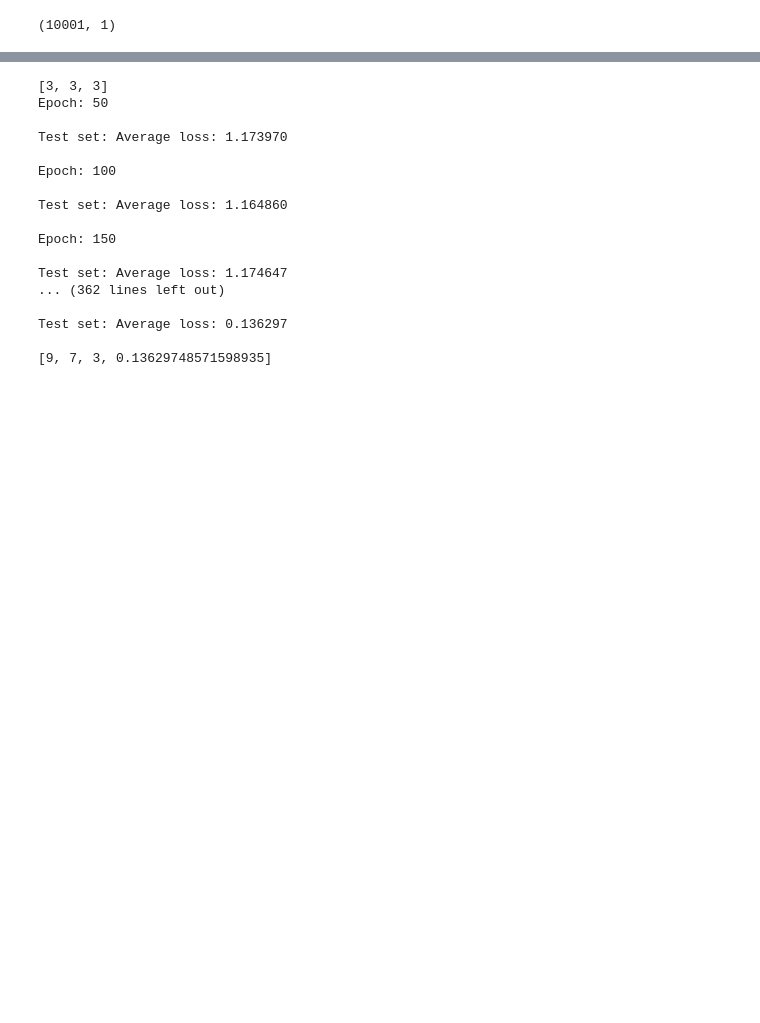
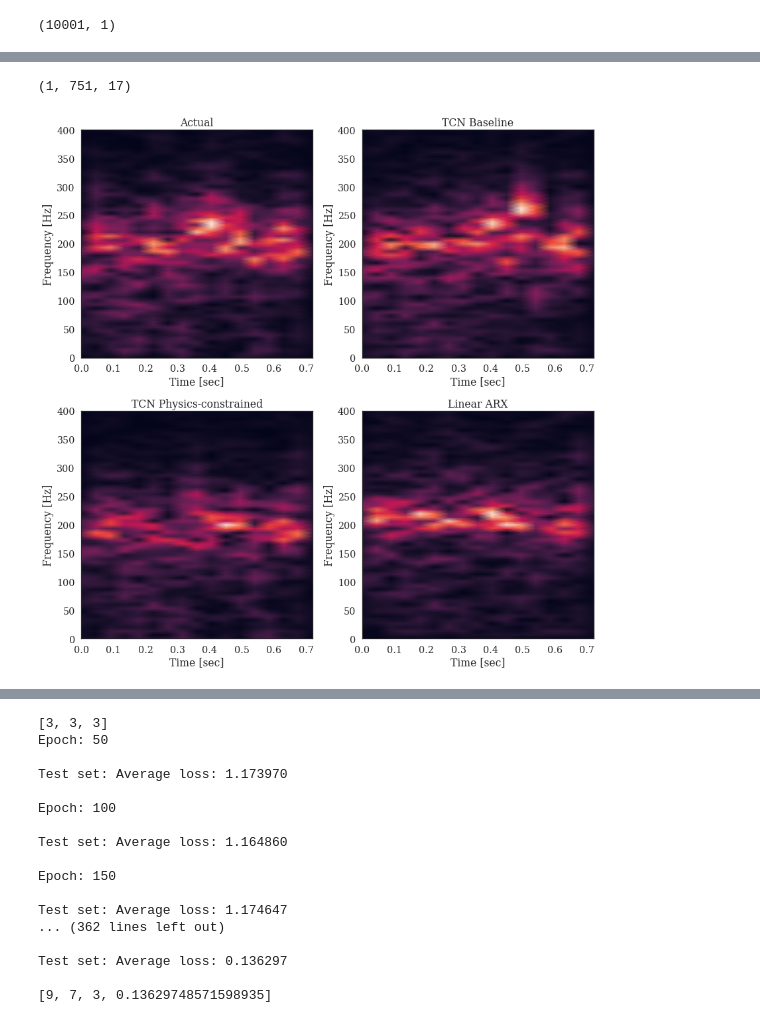
Before and after one commit to cleeag/ece271b, a Jupyter notebook: lstm/TCN_v01-FlatBeam-12tw.ipynb, the cells around one changed output, grey strips where cells are left out. Drawn from its saved outputs; the diff is of its cells as text; code cells hidden in the pictures; blank space fills up the shorter version.

```diff
--- a/lstm/TCN_v01-FlatBeam-12tw.ipynb
+++ b/lstm/TCN_v01-FlatBeam-12tw.ipynb
@@ -387,0 +457,52 @@ torch.Size([5450, 2, 24])
+# %%
+nperseg = 1500
+
+freq, tvec, stft_full = stft(yfull_psd.T, fs, nperseg = nperseg, noverlap = np.ceil(nperseg*0.7))
+freq, tvec, stft_base = stft(ybase_psd.T, fs, nperseg = nperseg, noverlap = np.ceil(nperseg*0.7))
+freq, tvec, stft_physics = stft(yphysics_psd.T, fs, nperseg = nperseg, noverlap = np.ceil(nperseg*0.7))
+freq, tvec, stft_arx = stft(yarx_psd.T, fs, nperseg = nperseg, noverlap = np.ceil(nperseg*0.7))
+
+print(stft_full.shape)
+
+plt.figure(figsize = (12, 12))
+
+plt.subplot(2,2,1)
+plt.pcolormesh(tvec, freq, np.abs(stft_full[0]), shading='gouraud')
+plt.ylim([0,400])
+
+plt.ylabel('Frequency [Hz]')
+plt.xlabel('Time [sec]')
+plt.title('Actual')
+
+plt.subplot(2,2,2)
+plt.pcolormesh(tvec, freq, np.abs(stft_base), shading='gouraud')
+plt.ylim([0,400])
+
+plt.ylabel('Frequency [Hz]')
+plt.xlabel('Time [sec]')
+plt.title('TCN Baseline')
+
+plt.subplot(2,2,3)
+plt.pcolormesh(tvec, freq, np.abs(stft_physics), shading='gouraud')
+plt.ylim([0,400])
+
+plt.ylabel('Frequency [Hz]')
+plt.xlabel('Time [sec]')
+plt.title('TCN Physics-constrained')
+
+plt.subplot(2,2,4)
+plt.pcolormesh(tvec, freq, np.abs(stft_arx[0]), shading='gouraud')
+plt.ylim([0,400])
+
+plt.ylabel('Frequency [Hz]')
+plt.xlabel('Time [sec]')
+plt.title('Linear ARX')
+
+plt.tight_layout()
+
+plt.savefig('comparison_stft.tiff')
+plt.show()
+#plt.xlim([50, 1000])
+# %% [output]
+(1, 751, 17)
+[figure, added]
```
Also changed, not shown: parts of 14 cells of this notebook, 11 other files.
